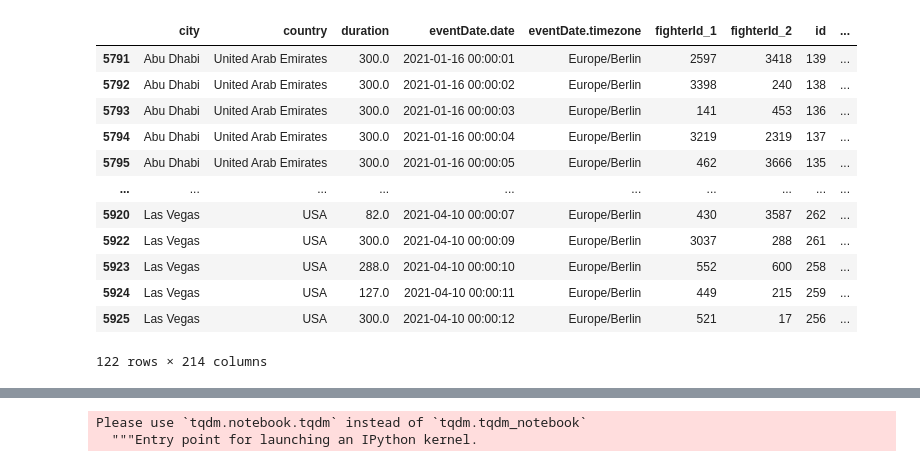
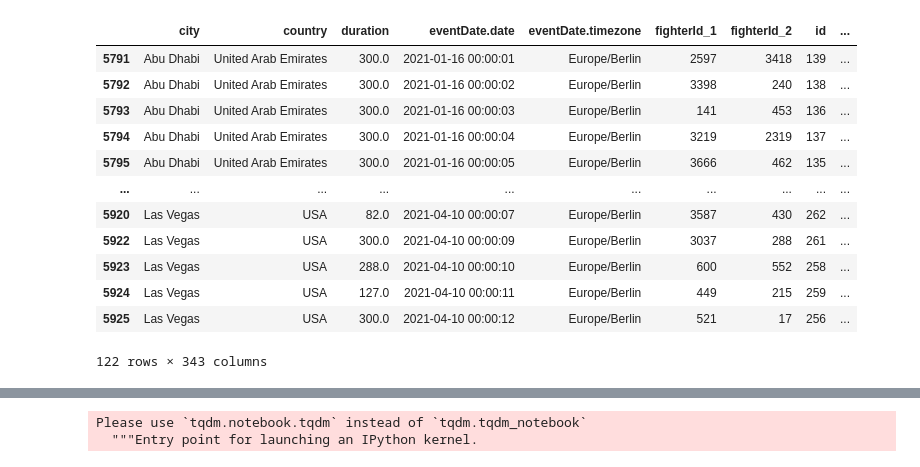
Before and after one commit to NikolayTV/UFC_3.0, a Jupyter notebook: Notebooks/api call.ipynb, the cells around one changed output, grey strips where cells are left out. Cells and saved outputs as stored; diff of their text form; code cells hidden in the pictures.

```diff
--- a/Notebooks/api call.ipynb
+++ b/Notebooks/api call.ipynb
@@ -13,35 +13,35 @@ sys.path.append(os.path.join(sys.path[0], '../'))
 from core.train_utils import calculate_roi, get_winner_favorite
 from core.events_utils import parse_odds
 # %%
-df = pd.read_csv('./Catboost_v1_2/data_models/events_joined_total_08.04.2021.csv', index_col=0)
+df = pd.read_csv('./v2_1/data_models/events_joined_total_11.05.2021.csv', index_col=0)
 cat_cols = ['city', 'country', 'is_fight_night', 'weightCategory.id',
               'f1_country', 'f2_country', 'f1_city', 'f2_city']
 
 df[cat_cols] = df[cat_cols].fillna('unknown')
 # df = df[(df['f1_count_of_fights'] >= 1) & (df['f2_count_of_fights'] >= 1)]
 
 df['eventDate.date'] = pd.to_datetime(df['eventDate.date'])
 df['weightCategory.id'] = df['weightCategory.id'].astype('object')
 
 df  = df[(df['eventDate.date'].dt.year == 2021) &
         ((df['type']=='straight'))]
 df = df[~df['odds_difference'].isna()]
 
 df
 # %% [output]
 |  | city | country | duration | eventDate.date | eventDate.timezone | fighterId_1 | fighterId_2 | id | ... |
 | 5791 | Abu Dhabi | United Arab Emirates | 300.0 | 2021-01-16 00:00:01 | Europe/Berlin | 2597 | 3418 | 139 | ... |
 | 5792 | Abu Dhabi | United Arab Emirates | 300.0 | 2021-01-16 00:00:02 | Europe/Berlin | 3398 | 240 | 138 | ... |
 | 5793 | Abu Dhabi | United Arab Emirates | 300.0 | 2021-01-16 00:00:03 | Europe/Berlin | 141 | 453 | 136 | ... |
 | 5794 | Abu Dhabi | United Arab Emirates | 300.0 | 2021-01-16 00:00:04 | Europe/Berlin | 3219 | 2319 | 137 | ... |
-| 5795 | Abu Dhabi | United Arab Emirates | 300.0 | 2021-01-16 00:00:05 | Europe/Berlin | 462 | 3666 | 135 | ... |
+| 5795 | Abu Dhabi | United Arab Emirates | 300.0 | 2021-01-16 00:00:05 | Europe/Berlin | 3666 | 462 | 135 | ... |
 | ... | ... | ... | ... | ... | ... | ... | ... | ... | ... |
-| 5920 | Las Vegas | USA | 82.0 | 2021-04-10 00:00:07 | Europe/Berlin | 430 | 3587 | 262 | ... |
+| 5920 | Las Vegas | USA | 82.0 | 2021-04-10 00:00:07 | Europe/Berlin | 3587 | 430 | 262 | ... |
 | 5922 | Las Vegas | USA | 300.0 | 2021-04-10 00:00:09 | Europe/Berlin | 3037 | 288 | 261 | ... |
-| 5923 | Las Vegas | USA | 288.0 | 2021-04-10 00:00:10 | Europe/Berlin | 552 | 600 | 258 | ... |
+| 5923 | Las Vegas | USA | 288.0 | 2021-04-10 00:00:10 | Europe/Berlin | 600 | 552 | 258 | ... |
 | 5924 | Las Vegas | USA | 127.0 | 2021-04-10 00:00:11 | Europe/Berlin | 449 | 215 | 259 | ... |
 | 5925 | Las Vegas | USA | 300.0 | 2021-04-10 00:00:12 | Europe/Berlin | 521 | 17 | 256 | ... |
-122 rows × 214 columns
+122 rows × 343 columns
 # %%
 events_df = pd.read_csv('../data/0.events_raw.csv', index_col=0)
 ### Убираем строки, где `winnerId` не совпадает с айди ни одного из бойцов
```
Also changed, not shown: parts of 10 cells of this notebook, 41 other files.
